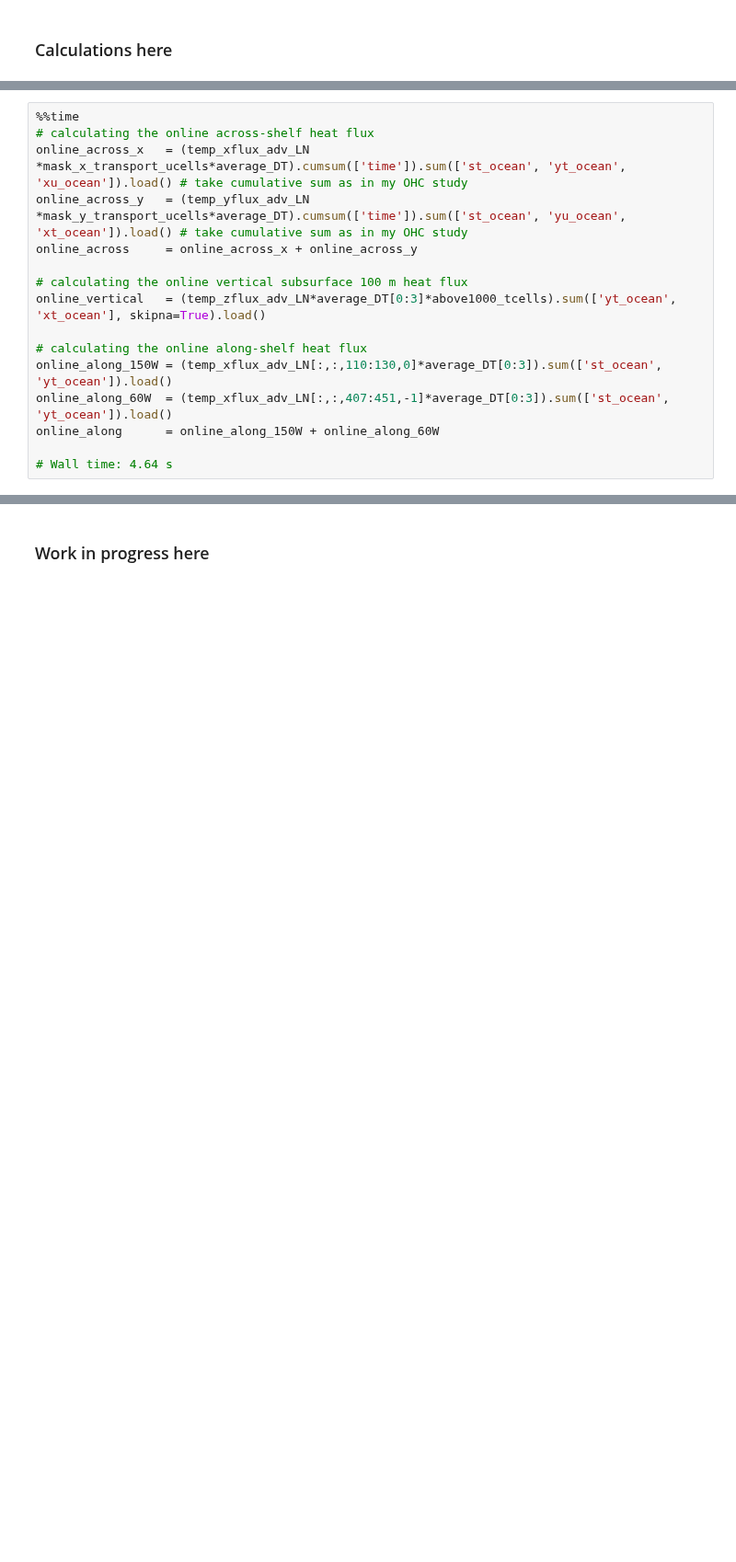
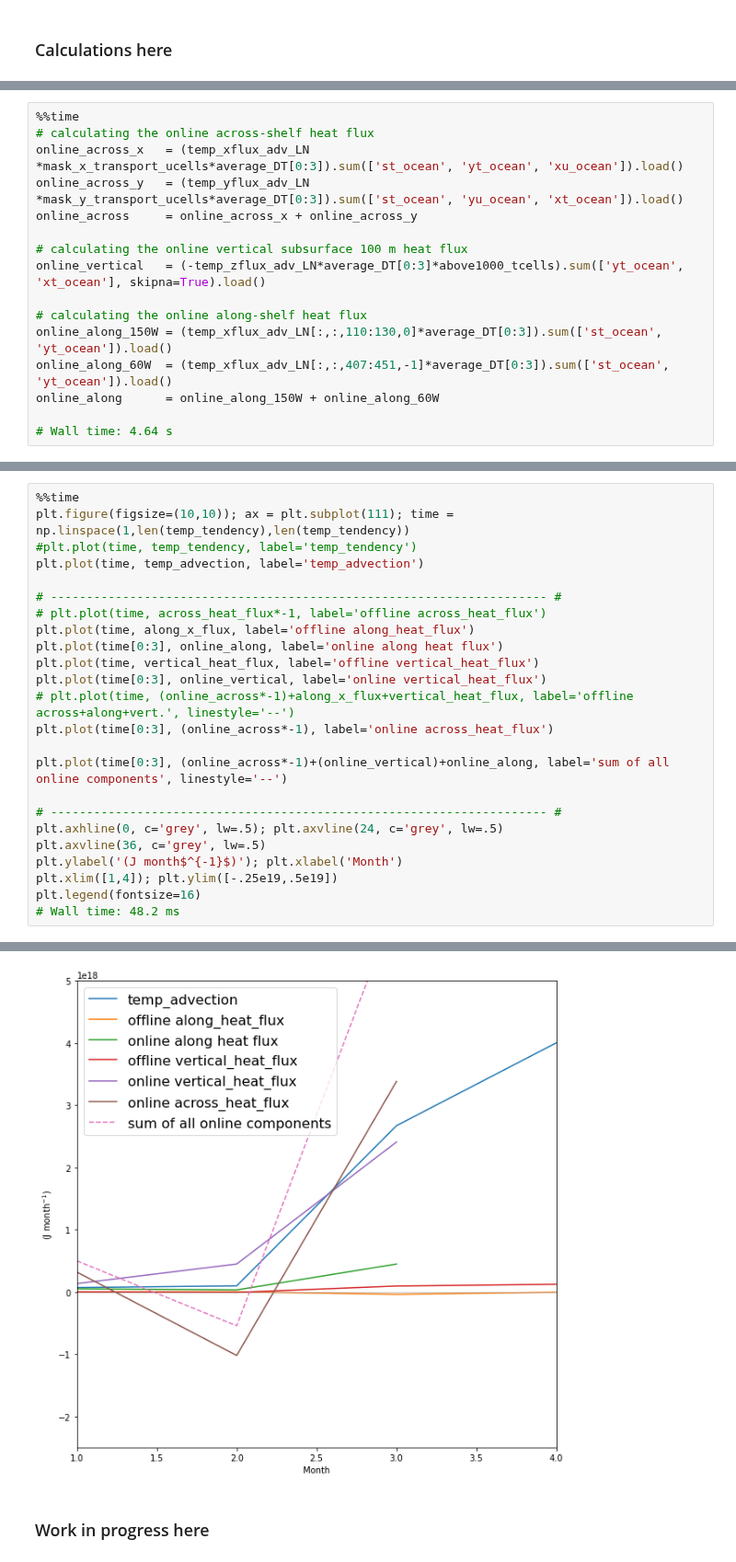
Before and after one commit to mauricehuguenin/sharing, a Jupyter notebook: across_shelf_heat_fluxes_discuss_with_ryan.ipynb, the cells around one changed output, grey strips where cells are left out. Shown at 92% size. Cells and saved outputs as stored; diff of their text form; blank space fills up the shorter version.

```diff
--- a/across_shelf_heat_fluxes_discuss_with_ryan.ipynb
+++ b/across_shelf_heat_fluxes_discuss_with_ryan.ipynb
@@ -290,12 +316,12 @@ Wall time: 8.12 s
 # %%
 %%time
 # calculating the online across-shelf heat flux
-online_across_x   = (temp_xflux_adv_LN *mask_x_transport_ucells*average_DT).cumsum(['time']).sum(['st_ocean', 'yt_ocean', 'xu_ocean']).load() # take cumulative sum as in my OHC study
-online_across_y   = (temp_yflux_adv_LN *mask_y_transport_ucells*average_DT).cumsum(['time']).sum(['st_ocean', 'yu_ocean', 'xt_ocean']).load() # take cumulative sum as in my OHC study
+online_across_x   = (temp_xflux_adv_LN *mask_x_transport_ucells*average_DT[0:3]).sum(['st_ocean', 'yt_ocean', 'xu_ocean']).load()
+online_across_y   = (temp_yflux_adv_LN *mask_y_transport_ucells*average_DT[0:3]).sum(['st_ocean', 'yu_ocean', 'xt_ocean']).load()
 online_across     = online_across_x + online_across_y
 
 # calculating the online vertical subsurface 100 m heat flux
-online_vertical   = (temp_zflux_adv_LN*average_DT[0:3]*above1000_tcells).sum(['yt_ocean', 'xt_ocean'], skipna=True).load()
+online_vertical   = (-temp_zflux_adv_LN*average_DT[0:3]*above1000_tcells).sum(['yt_ocean', 'xt_ocean'], skipna=True).load()
 
 # calculating the online along-shelf heat flux
 online_along_150W = (temp_xflux_adv_LN[:,:,110:130,0]*average_DT[0:3]).sum(['st_ocean', 'yt_ocean']).load()
@@ -336,0 +335,25 @@ Wall time: 45.7 ms
+# %%
+%%time
+plt.figure(figsize=(10,10)); ax = plt.subplot(111); time = np.linspace(1,len(temp_tendency),len(temp_tendency))
+#plt.plot(time, temp_tendency, label='temp_tendency')
+plt.plot(time, temp_advection, label='temp_advection')
+
+# --------------------------------------------------------------------- #
+# plt.plot(time, across_heat_flux*-1, label='offline across_heat_flux')
+plt.plot(time, along_x_flux, label='offline along_heat_flux')
+plt.plot(time[0:3], online_along, label='online along heat flux')
+plt.plot(time, vertical_heat_flux, label='offline vertical_heat_flux')
+plt.plot(time[0:3], online_vertical, label='online vertical_heat_flux')
+# plt.plot(time, (online_across*-1)+along_x_flux+vertical_heat_flux, label='offline across+along+vert.', linestyle='--')
+plt.plot(time[0:3], (online_across*-1), label='online across_heat_flux')
+
+plt.plot(time[0:3], (online_across*-1)+(online_vertical)+online_along, label='sum of all online components', linestyle='--')
+
+# --------------------------------------------------------------------- #
+plt.axhline(0, c='grey', lw=.5); plt.axvline(24, c='grey', lw=.5)
+plt.axvline(36, c='grey', lw=.5)
+plt.ylabel('(J month$^{-1}$)'); plt.xlabel('Month')
+plt.xlim([1,4]); plt.ylim([-.25e19,.5e19])
+plt.legend(fontsize=16)
+# Wall time: 48.2 ms
+# %% [output]
@@ -337,3 +363,4 @@ Wall time: 45.7 ms
+[figure, added]
 # %% [markdown]
 ### Work in progress here
 # %%
```
Also changed, not shown: parts of 22 cells of this notebook.
